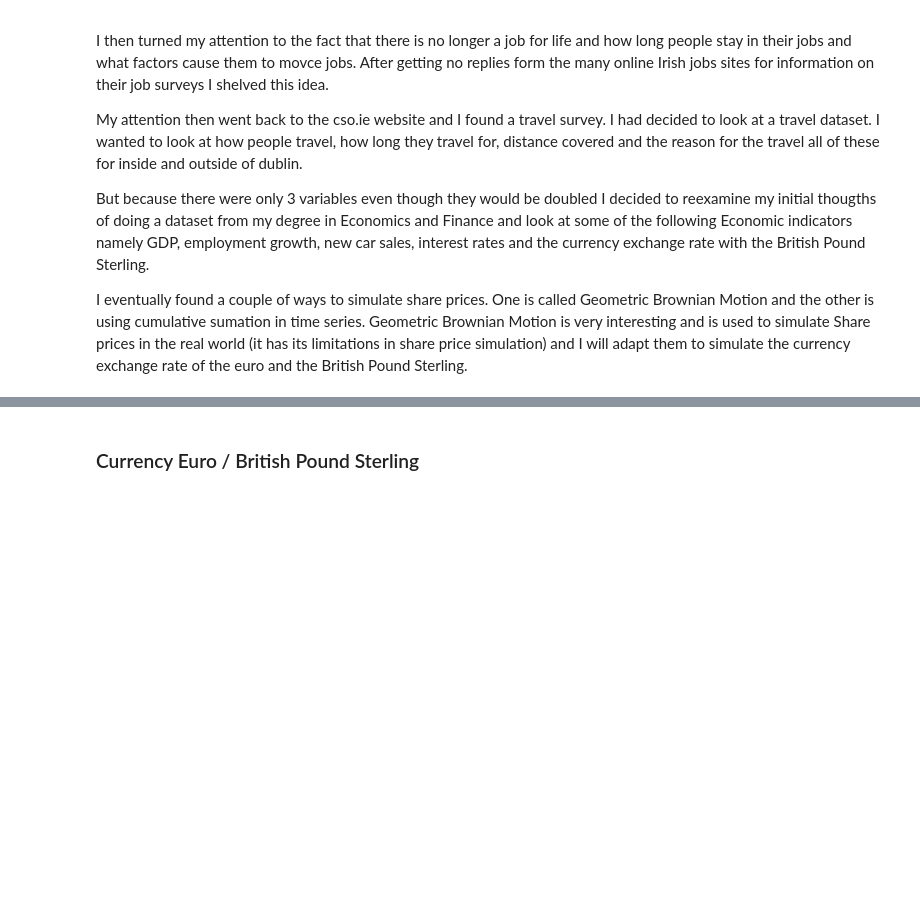
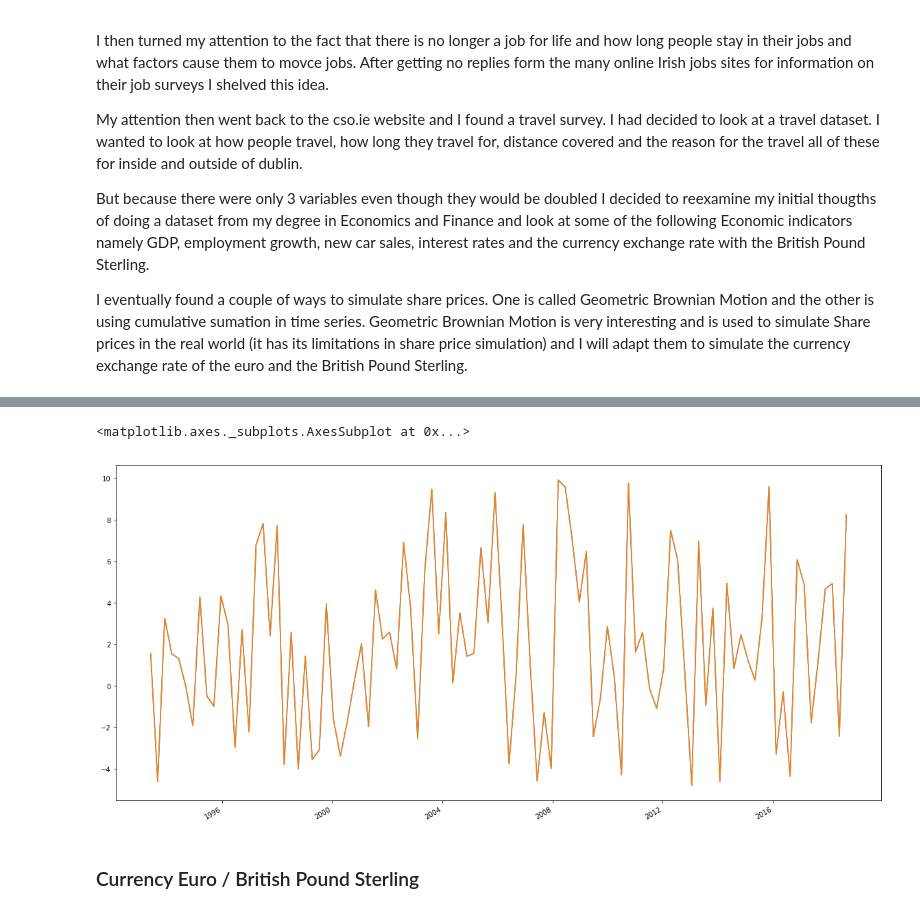
Before and after one commit to MichaelORegan/52465-Programming-for-Data-Analysis-Project, a Jupyter notebook: 52465 Programming for Data Analysis Project.ipynb, the cells around one changed output, grey strips where cells are left out. Cells and saved outputs as stored; diff of their text form; code cells hidden in the pictures; blank space fills up the shorter version.

```diff
--- a/52465 Programming for Data Analysis Project.ipynb
+++ b/52465 Programming for Data Analysis Project.ipynb
@@ -40,4 +50,4 @@ np.random.randint(-14.00, high=8.00, size=100, dtype='i')
 # %%
-np.random.seed(123456)
-GDPchange = np.random.uniform(low=-13.8, high=14, size=(100,))
+np.random.seed(2) # seeding the random generator so that the same values are returned
+GDPchange = np.random.uniform(low=-5, high=10, size=(100,)) #
 GDPchange
@@ -46,8 +90,9 @@ np.around(GDPchange, decimals=2, out=None)
 # %%
-ts = pd.Series(GDPchange, index=pd.date_range('01/2010', '09/2018', periods=100))
-
-ts = ts.cumsum()
-
+ts = pd.Series(GDPchange, index=pd.date_range('06/1993', '09/2018', periods=100))
+ts.plot(figsize=(20,10))
 ts.plot()
+# %% [output]
+<matplotlib.axes._subplots.AxesSubplot at 0x...>
+[figure, added]
 # %% [markdown]
 ### Currency Euro / British Pound Sterling
```
Also changed, not shown: parts of 24 cells of this notebook, 2 other files.
